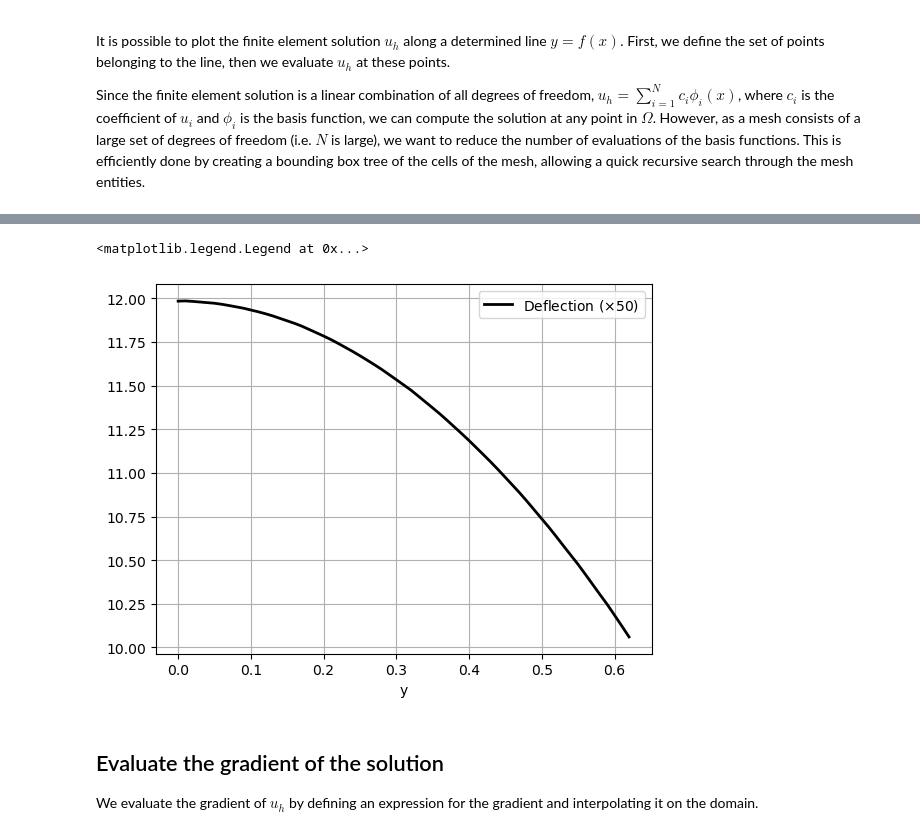
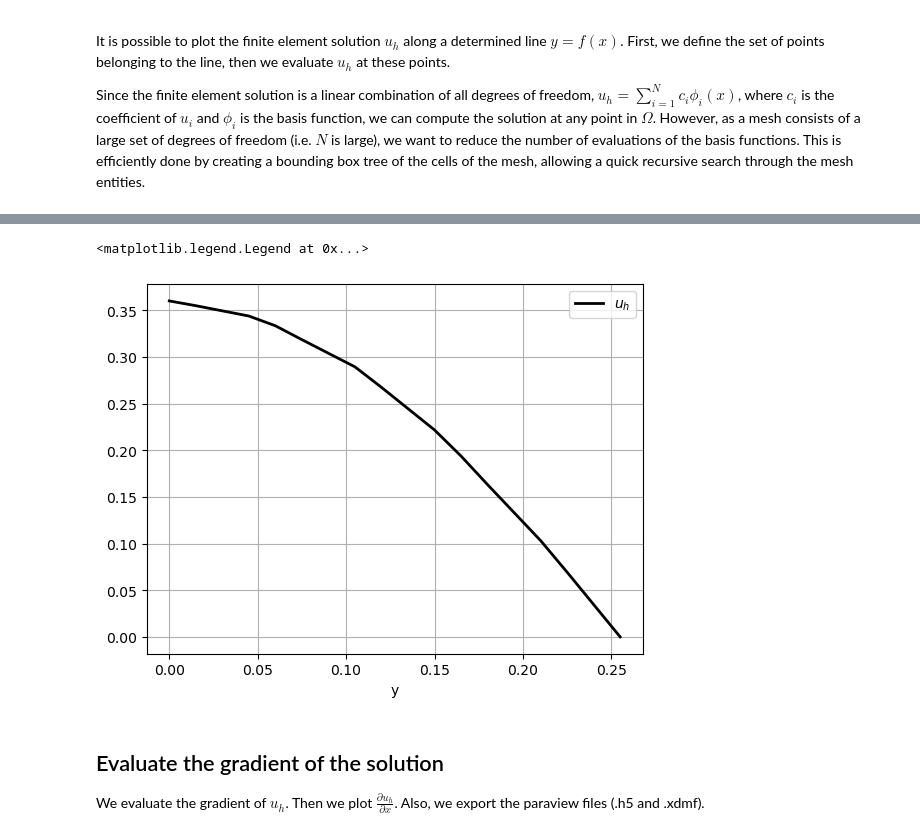
Before and after one commit to giozu/FEM, a Jupyter notebook: FEniCSx/2D/2d_poisson_equation.ipynb, the cells around one changed output, grey strips where cells are left out. Cells and saved outputs as stored; diff of their text form; code cells hidden in the pictures.

Commit message:
update 2d_poisson

```diff
--- a/FEniCSx/2D/2d_poisson_equation.ipynb
+++ b/FEniCSx/2D/2d_poisson_equation.ipynb
@@ -109,6 +109,31 @@ class poisson_problem():
         grad_u = fem.Function(self.W)
         grad_u.interpolate(grad_u_expr)
         return grad_u
+
+    def linePlot(self, xi, xf, yi, yf, N):
+        points = np.zeros((3, N))
+
+        points[0] = np.linspace(xi, xf, N)
+        points[1] = np.linspace(yi, yf, N)
+
+        u_values = []
+        cells = []
+        points_on_proc = []
+
+        bb_tree = geometry.BoundingBoxTree(self.domain, self.tdim)
+
+        cell_candidates = geometry.compute_collisions(bb_tree, points.T)
+        colliding_cells = geometry.compute_colliding_cells(self.domain, cell_candidates, points.T)
+
+        for i, point in enumerate(points.T):
+            if len(colliding_cells.links(i))>0:
+                points_on_proc.append(point)
+                cells.append(colliding_cells.links(i)[0])
+
+        points_on_proc = np.array(points_on_proc, dtype=np.float64)
+        u_values = self.solution.eval(points_on_proc, cells)
+
+        return points_on_proc, u_values
 # %% [markdown]
 Problem solution
 # %%
@@ -203,6 +187,9 @@ KeyError: 'a430abe4746427a5c3b54b5bd69877a4_817d'
+# %%
+N = 101
+points, u_lineplot = poisson.linePlot(0.85, 0.85, 0.0, 1.5, N)
 # %%
 # 2D plot
-u_topology, u_cell_types, u_geometry = plot.create_vtk_mesh(V)
+u_topology, u_cell_types, u_geometry = plot.create_vtk_mesh(poisson.V)
 
 u_grid = pyvista.UnstructuredGrid(u_topology, u_cell_types, u_geometry)
 u_grid.point_data["u"] = uh.x.array.real
@@ -215,7 +202,7 @@ if not pyvista.OFF_SCREEN:
 
 # Line plot
 fig = plt.figure()
-plt.plot(points_on_proc[:,1], u_values, "k", linewidth=2, label="Deflection ($\\times 50$)")
+plt.plot(points[:,1], u_lineplot, "k", linewidth=2, label="$u_h$")
 plt.grid(True)
 plt.xlabel("y")
 plt.legend()
@@ -224,6 +211,6 @@ Widget(value="<iframe src='http://localhost:41301/index.html?ui=P_0x7f9667fd91e0
 <matplotlib.legend.Legend at 0x...>
-[figure, old version]
+[figure, new version]
 # %% [markdown]
 ## Evaluate the gradient of the solution
-We evaluate the gradient of $u_h$ by defining an expression for the gradient and interpolating it on the domain.
+We evaluate the gradient of $u_h$. Then we plot $\frac{\partial u_h}{\partial x}$. Also, we export the paraview files (.h5 and .xdmf).
 # %%
```
Also changed, not shown: parts of 4 cells of this notebook, 1 other file.
